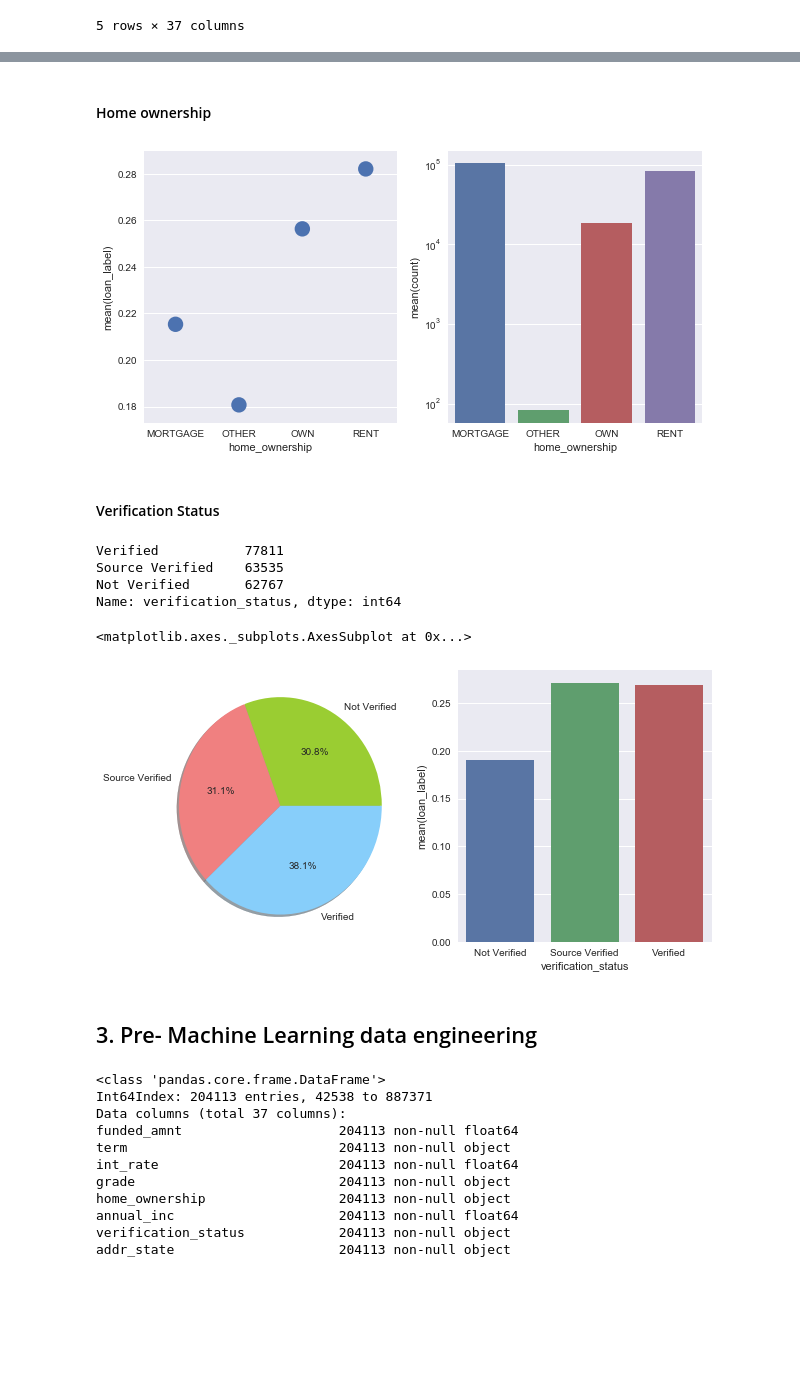
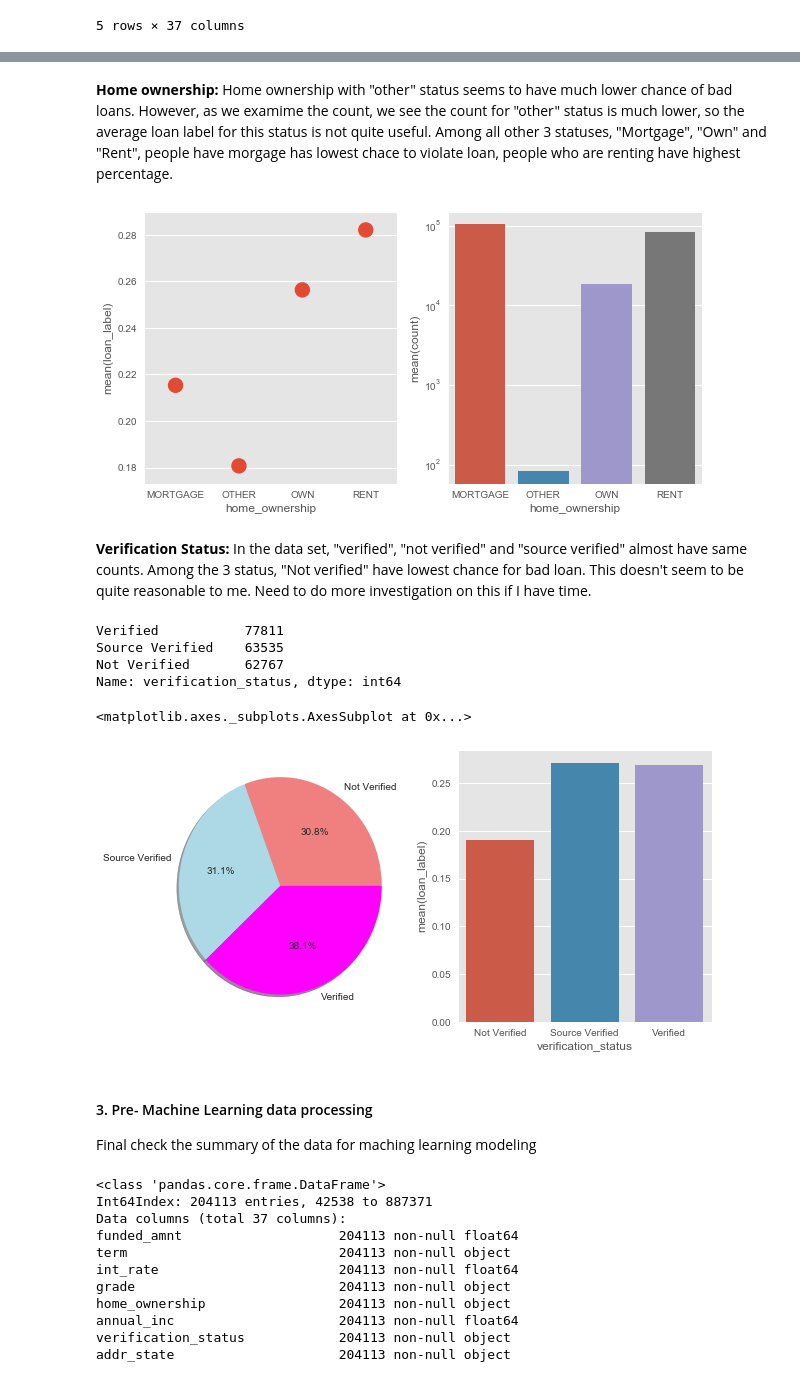
Before and after one commit to RegulusAn/Lending_Club, a Jupyter notebook: Lending_Club_project.ipynb, the cells around one changed output, grey strips where cells are left out. Drawn from its saved outputs; the diff is of its cells as text; code cells hidden in the pictures; blank space fills up the shorter version.

```diff
--- a/Lending_Club_project.ipynb
+++ b/Lending_Club_project.ipynb
@@ -237,7 +238,10 @@ data_final.head(5)
 5 rows × 36 columns
 # %%
 data_group_by_month = data_final[['issue_month', 'funded_amnt']].groupby('issue_month').sum()
+
+plt.style.use('ggplot')
 data_group_by_month['funded_amnt'].plot()
+plt.ylim([0, 1.4e8])
 plt.xlabel('Time')
 plt.ylabel('Total Funded Amount')
 plt.title('Time vs. Total Funded Amount')
@@ -338,5 +342,5 @@ ax1.set_ylim([0, 0.02e7])
-# %% [markdown]
-#### Home ownership
+# %% [markdown]
+**Home ownership:** Home ownership with "other" status seems to have much lower chance of bad loans. However, as we examime the count, we see the count for "other" status is much lower, so the average loan label for this status is not quite useful. Among all other 3 statuses, "Mortgage", "Own" and "Rent", people have morgage has lowest chace to violate loan, people who are renting have highest percentage.
 # %%
 data_final['home_ownership'].replace('ANY', 'OTHER', inplace=True)
 data_final['home_ownership'].replace('NONE', 'OTHER', inplace=True)
@@ -351,9 +355,9 @@ sns.barplot(ax = ag2, x = 'home_ownership', y = 'count', data = data_group_by_ho
 
 ag2.set_yscale('log')
 # %% [output]
-[figure, old version]
+[figure, new version]
-# %% [markdown]
-#### Verification Status
+# %% [markdown]
+**Verification Status:** In the data set, "verified", "not verified" and "source verified" almost have same counts. Among the 3 status, "Not verified" have lowest chance for bad loan. This doesn't seem to be quite reasonable to me. Need to do more investigation on this if I have time.
 # %%
 data_final['verification_status'].value_counts()
 # %% [output]
@@ -364,23 +368,24 @@ Name: verification_status, dtype: int64
 # %%
 data_group_by_verification = data_final[['verification_status', 'loan_label']].groupby('verification_status',
                                                                                        as_index = False).count()
 
 label_group_by_verification = data_final[['verification_status', 'loan_label']].groupby('verification_status',
                                                                                        as_index = False).mean()
 
 labels = data_group_by_verification['verification_status'].tolist()
 sizes = data_group_by_verification['loan_label'].tolist()
-colors = ['yellowgreen', 'lightcoral', 'lightskyblue']
+colors = ['lightcoral', 'lightblue', 'magenta']
 
 f, (ap1, ap2) = plt.subplots(1, 2, figsize = (10, 5))
 
 ap1.pie(sizes, labels = labels, colors = colors, autopct = '%1.1f%%', shadow = True)
 sns.barplot(ax = ap2, x = 'verification_status', y = 'loan_label', data = label_group_by_verification)
 # %% [output]
 <matplotlib.axes._subplots.AxesSubplot at 0x...>
-[figure, old version]
+[figure, new version]
 # %% [markdown]
-## 3. Pre- Machine Learning data engineering
+#### 3. Pre- Machine Learning data processing
+Final check the summary of the data for maching learning modeling
 # %%
 data_final.info()
 # %% [output]
```
Also changed, not shown: parts of 71 cells of this notebook.
